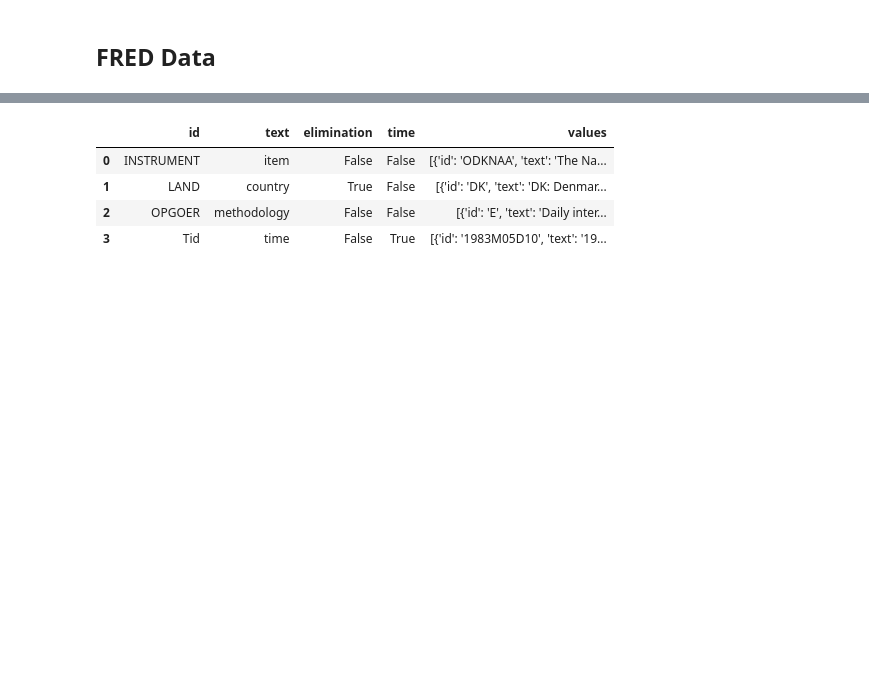
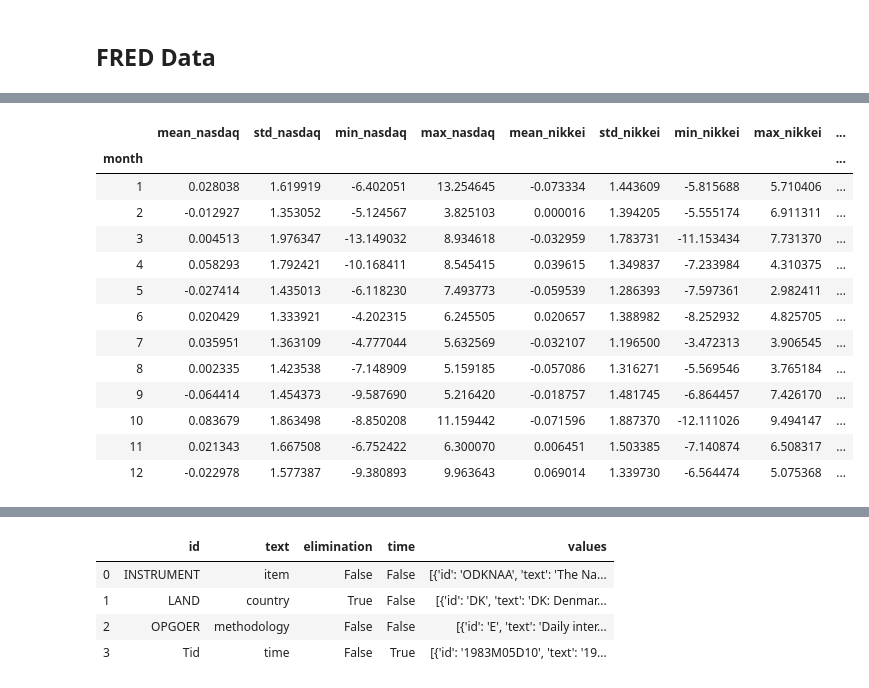
Before and after one commit to NumEconCopenhagen/projects-2020-kongeraekken-1, a Jupyter notebook: dataproject/dataproject.ipynb, the cells around one changed output, grey strips where cells are left out. Cells and saved outputs as stored; diff of their text form; code cells hidden in the pictures; blank space fills up the shorter version.

```diff
--- a/dataproject/dataproject.ipynb
+++ b/dataproject/dataproject.ipynb
@@ -86,0 +358,17 @@ tables[tables.id == 'DNRENTD']
+# %%
+desc_stat_m
+# %% [output]
+|  | mean_nasdaq | std_nasdaq | min_nasdaq | max_nasdaq | mean_nikkei | std_nikkei | min_nikkei | max_nikkei | ... |
+| month |  |  |  |  |  |  |  |  | ... |
+| 1 | 0.028038 | 1.619919 | -6.402051 | 13.254645 | -0.073334 | 1.443609 | -5.815688 | 5.710406 | ... |
+| 2 | -0.012927 | 1.353052 | -5.124567 | 3.825103 | 0.000016 | 1.394205 | -5.555174 | 6.911311 | ... |
+| 3 | 0.004513 | 1.976347 | -13.149032 | 8.934618 | -0.032959 | 1.783731 | -11.153434 | 7.731370 | ... |
+| 4 | 0.058293 | 1.792421 | -10.168411 | 8.545415 | 0.039615 | 1.349837 | -7.233984 | 4.310375 | ... |
+| 5 | -0.027414 | 1.435013 | -6.118230 | 7.493773 | -0.059539 | 1.286393 | -7.597361 | 2.982411 | ... |
+| 6 | 0.020429 | 1.333921 | -4.202315 | 6.245505 | 0.020657 | 1.388982 | -8.252932 | 4.825705 | ... |
+| 7 | 0.035951 | 1.363109 | -4.777044 | 5.632569 | -0.032107 | 1.196500 | -3.472313 | 3.906545 | ... |
+| 8 | 0.002335 | 1.423538 | -7.148909 | 5.159185 | -0.057086 | 1.316271 | -5.569546 | 3.765184 | ... |
+| 9 | -0.064414 | 1.454373 | -9.587690 | 5.216420 | -0.018757 | 1.481745 | -6.864457 | 7.426170 | ... |
+| 10 | 0.083679 | 1.863498 | -8.850208 | 11.159442 | -0.071596 | 1.887370 | -12.111026 | 9.494147 | ... |
+| 11 | 0.021343 | 1.667508 | -6.752422 | 6.300070 | 0.006451 | 1.503385 | -7.140874 | 6.508317 | ... |
+| 12 | -0.022978 | 1.577387 | -9.380893 | 9.963643 | 0.069014 | 1.339730 | -6.564474 | 5.075368 | ... |
```
Also changed, not shown: parts of 67 cells of this notebook, 1 other file.
